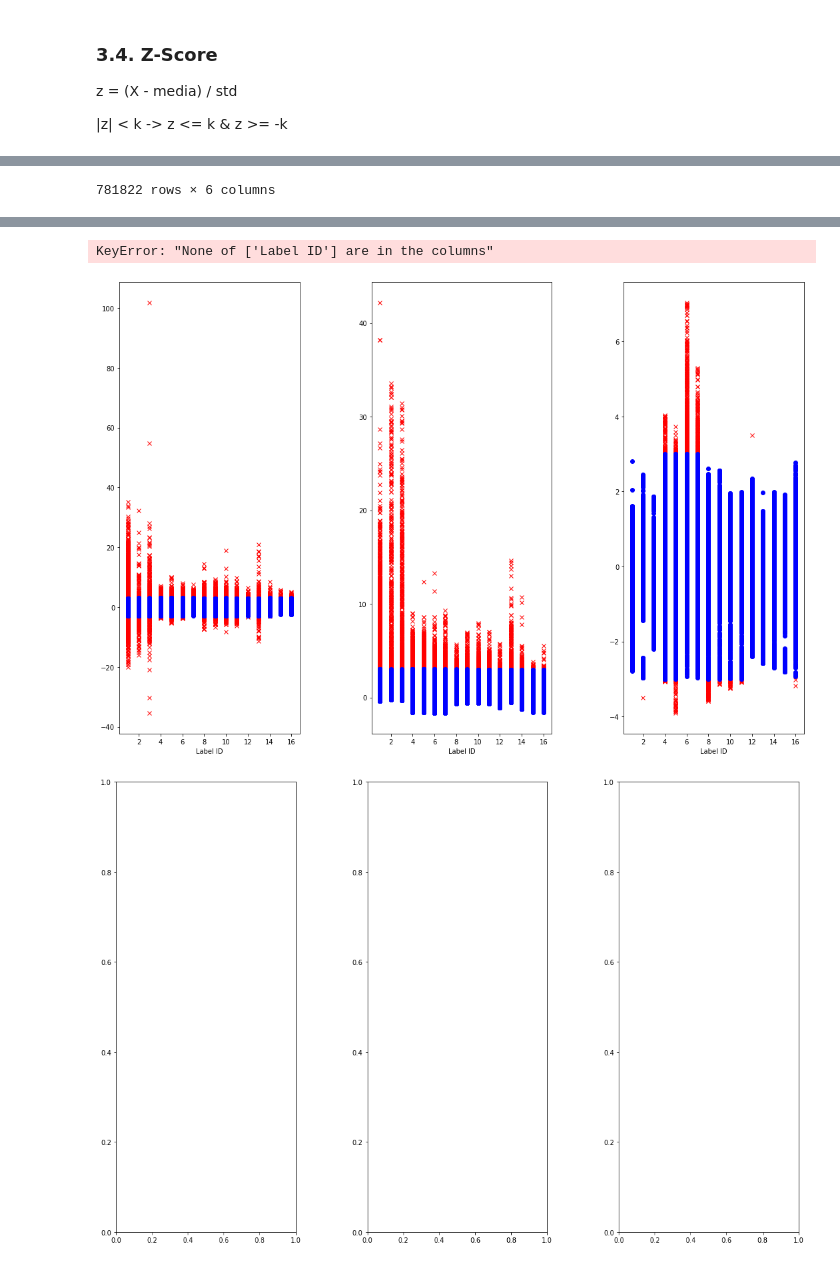
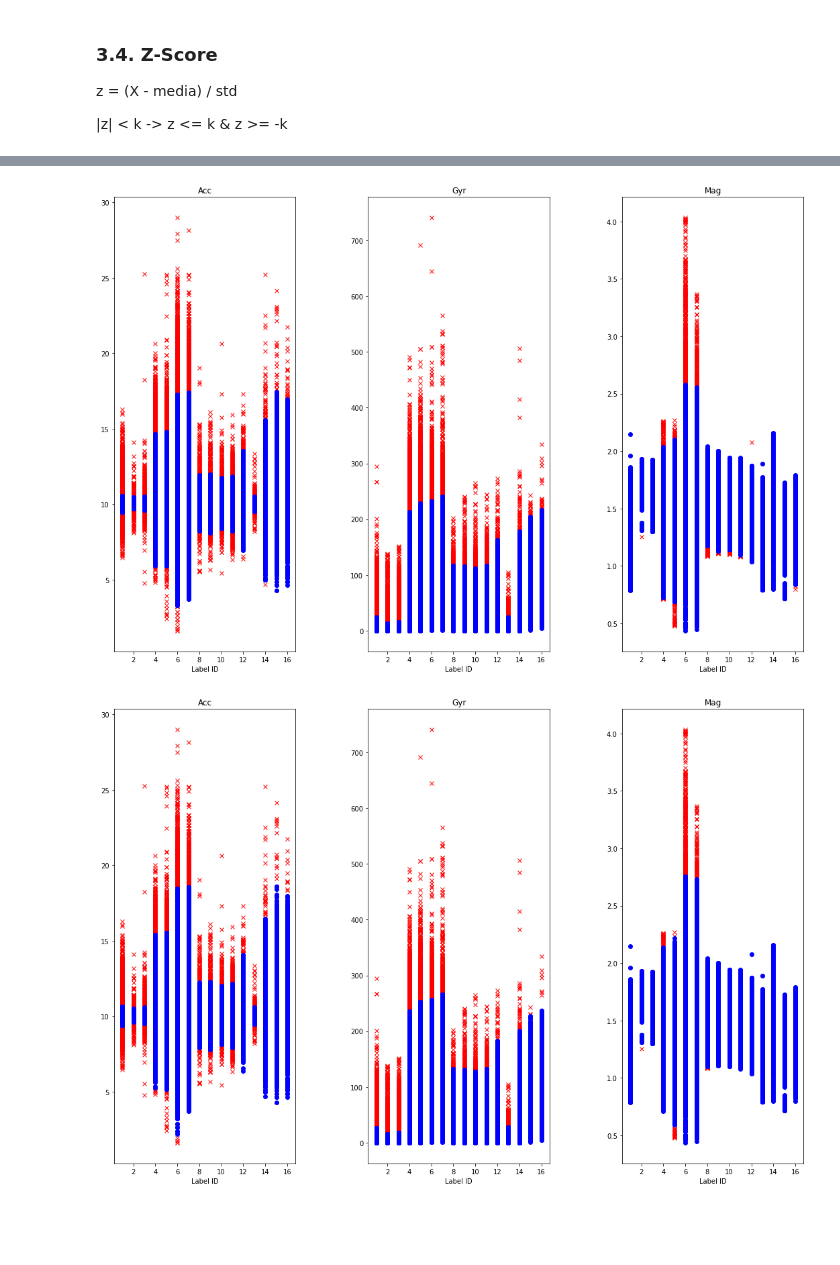
Before and after one commit to patii01/TCD-TP, a Jupyter notebook: code/mainActivity.ipynb, the cells around one changed output, grey strips where cells are left out. Cells and saved outputs as stored; diff of their text form; code cells hidden in the pictures; blank space fills up the shorter version.

```diff
--- a/code/mainActivity.ipynb
+++ b/code/mainActivity.ipynb
@@ -60,7 +74,7 @@ def modulo(dFrame):
     data = pd.DataFrame({'ID': dFrame['Device ID'], 'Acc': acc, 'Gyr': gir, 'Mag': mag,
                             'Label ID': dFrame['Activity Label'].astype(int), 'Label Name': dFrame['Label Name']})
 
-    display(data)
+    #display(data)
 
     return data
 
@@ -176,15 +176,13 @@ z = (X - media) / std
 
 |z| < k -> z <= k & z >= -k
 # %%
-mod_data = modulo(dataFrame)
-
 def z_score(activity, k):
     m = activity.mean()
     s = activity.std()
     z = (activity - m) / s
 
-    out = z.loc[(z < -k) | (z > k)]
-    not_out = z.loc[(z >= -k) & (z <= k)]
+    out = activity.loc[(z < -k) | (z > k)]
+    not_out = activity.loc[(z >= -k) & (z <= k)]
 
     return [out, not_out]
 
@@ -196,6 +194,7 @@ def plotZscore(data, k):
     aux=1
     for sensor in sensors:
         plt.subplot(1,3,aux)
+        plt.title(sensor)
         group = data.groupby('Label ID')[sensor]
         for key, gp in group:
             [out, not_out] = z_score(gp, k)
@@ -228,11 +227,16 @@ def zscore(mod_data, den, sensor):
     display(data_zscore)
 
 
+mod_data = modulo(dataFrame)
 zscore(mod_data, den, 'Acc')
 zscore(mod_data, den, 'Gyr')
 zscore(mod_data, den, 'Mag')
 
+
+mod_data = modulo(dataFrame)
 plotZscore(mod_data, 3)
+mod_data = modulo(dataFrame)
 plotZscore(mod_data, 3.5)
+mod_data = modulo(dataFrame)
 plotZscore(mod_data, 4)
 # %% [output]
@@ -251 +259,0 @@ plotZscore(mod_data, 4)
-781822 rows × 6 columns
@@ -303,3 +294,2 @@ plotZscore(mod_data, 4)
-KeyError: "None of ['Label ID'] are in the columns"
-[figure, old version]
+[figure, new version]
-[figure, old version]
+[figure, new version]
```
Also changed, not shown: parts of 3 cells of this notebook.
